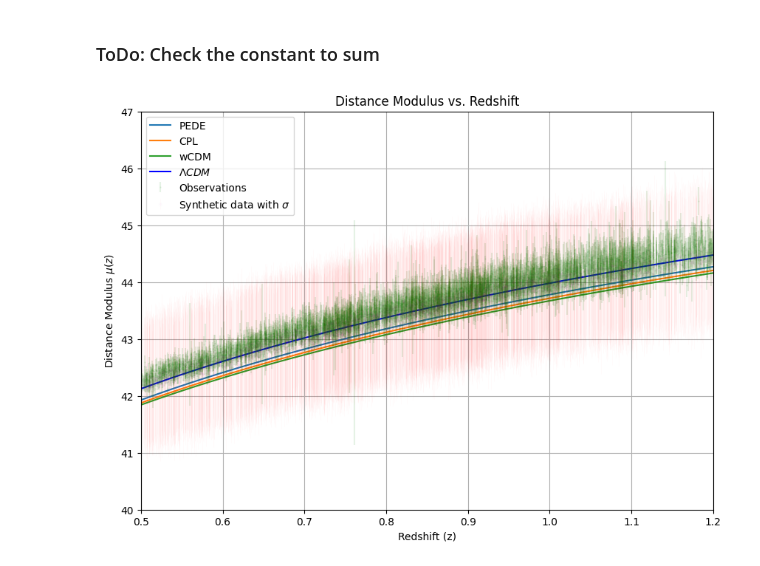
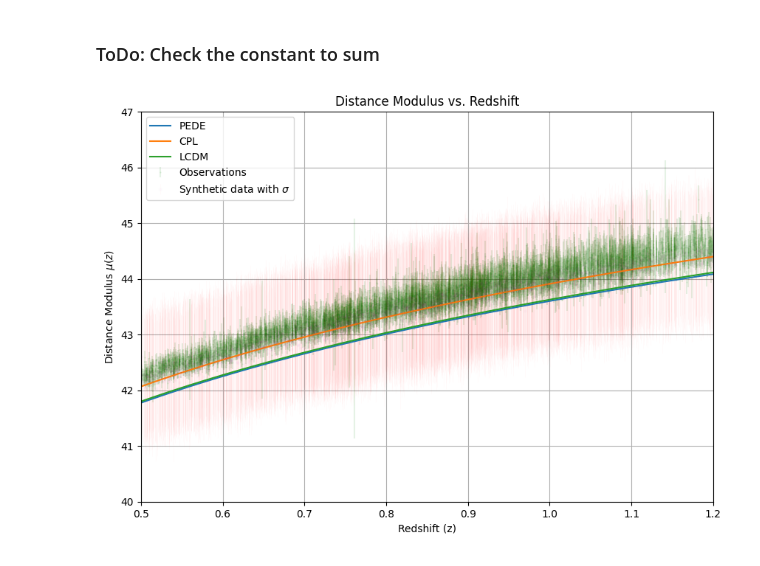
Before and after one commit to igomezv/LSST_DE_neural_reconstruction, a Jupyter notebook: Load_large_model.ipynb, the cells around one changed output. Drawn from its saved outputs; the diff is of its cells as text; code cells hidden in the pictures.

```diff
--- a/Load_large_model.ipynb
+++ b/Load_large_model.ipynb
@@ -276,62 +262,87 @@ def H_z_wCDM(z, H0, Omega_m0, Omega_DE0, w):
     term2 = Omega_DE0 * (1 + z)**(3 * (1 + w))
     return H0 * np.sqrt(term1 + term2)
 
-def luminosity_distance(z, H0, Omega_m0, Omega_DE0, model='PEDE', w0=None, wa=None, w=None):
+def luminosity_distance(z, model='PEDE'):
+    # Parameters
+    H0 = 70  # Hubble constant in km/s/Mpc
+    Omega_m0 = 0.3  # Example value for matter density today
+    Omega_DE0 = 0.7  # Example value for dark energy density today
+    w0 = -1.0  # Example value for w0 in CPL model
+    wa = 0.0  # Example value for wa in CPL model
+    w = -0.9  # Example value for w in wCDM model
     if model == 'PEDE':
+        Omega_m0 = 0.3754
+        Omega_DE0 = 0.7162
+        H0 = 0.7064 * 100
         integral, _ = quad(lambda z_prime: 1/H_z_PEDE(z_prime, H0, Omega_m0, Omega_DE0), 0, z)
     elif model == 'CPL':
+        Omega_m0 = 0.3203
+        H0 = 0.6430 * 100
+        w0 = -1.0960
+        wa = -0.0996
         integral, _ = quad(lambda z_prime: 1/H_z_CPL(z_prime, H0, Omega_m0, Omega_DE0, w0, wa), 0, z)
-    elif model == 'wCDM':
+    elif model == 'LCDM':
+        Omega_m0 = 0.3045
+        H0 = 0.7113 * 100
+        w0 = -1.0
+        wa = 0.0
         integral, _ = quad(lambda z_prime: 1/H_z_wCDM(z_prime, H0, Omega_m0, Omega_DE0, w), 0, z)
     return (1 + z) * integral
 
-def mu(z, H0, Omega_m0, Omega_DE0, model='PEDE', w0=None, wa=None, w=None):
-    dL = luminosity_distance(z, H0, Omega_m0, Omega_DE0, model, w0, wa, w)
+def mu(z, model='PEDE'):
+    dL = luminosity_distance(z, model)
     return 5 * np.log10(dL) + 25
 
 # Parameters
-H0 = 70  # Hubble constant in km/s/Mpc
-Omega_m0 = 0.3  # Example value for matter density today
-Omega_DE0 = 0.7  # Example value for dark energy density today
-w0 = -1.0  # Example value for w0 in CPL model
-wa = 0.0  # Example value for wa in CPL model
-w = -0.9  # Example value for w in wCDM model
+# H0 = 70  # Hubble constant in km/s/Mpc
+# Omega_m0 = 0.3  # Example value for matter density today
+# Omega_DE0 = 0.7  # Example value for dark energy density today
+# w0 = -1.0  # Example value for w0 in CPL model
+# wa = 0.0  # Example value for wa in CPL model
+# w = -0.9  # Example value for w in wCDM model
 
 # Create an array of redshift values
 z_values = np.linspace(0, 1.2, 100)
-mu_PEDE_values = [mu(z, H0, Omega_m0, Omega_DE0, model='PEDE')+27 for z in z_values]
-mu_CPL_values = [mu(z, H0, Omega_m0, Omega_DE0, model='CPL', w0=w0, wa=wa)+27 for z in z_values]
-mu_wCDM_values = [mu(z, H0, Omega_m0, Omega_DE0, model='wCDM', w=w)+27 for z in z_values]
+mu_PEDE_values = [mu(z, model='PEDE')+27 for z in z_values]
+
+mu_CPL_values = [mu(z, model='CPL')+27 for z in z_values]
+
+mu_LCDM_values = [mu(z, model='LCDM')+27 for z in z_values]
 
 
 # Plotting
 plt.figure(figsize=(10, 7), dpi=100)
 plt.plot(z_values, mu_PEDE_values, label='PEDE')
 plt.plot(z_values, mu_CPL_values, label='CPL')
-plt.plot(z_values, mu_wCDM_values, label='wCDM')
-
+plt.plot(z_values, mu_LCDM_values, label='LCDM')
 
 # Plotting
 # plt.figure(figsize=(10, 7), dpi=100)
 # plt.figure(figsize=(5, 4), dpi=100)
 sigma = np.sqrt(std_mc_dropout[:, 0]**2 + std_mc_dropout[:, 1]**2+ prediction_mc_dropout[:,1]**2)
 
 
 # plt.scatter(scalerz.inverse_transform(zz), yy, color='k', label='Original cosmic chronometers')
-plt.plot(zmodel, flcdm, label='$\Lambda CDM$', c='b')
+# plt.plot(zmodel, flcdm, label='$\Lambda CDM$', c='b')
 plt.errorbar(df_data['zCMB'], df_data['MU'], df_data['errors'], fmt='g.', markersize=1, alpha=0.1, label='Observations')
 plt.errorbar(z_or, prediction_mc_dropout[:,0], yerr=sigma, markersize=2, fmt='o',
              ecolor='r', capthick=2, elinewidth=0.8, alpha=0.015, c='m',
              label='Synthetic data with $\sigma$')
 
+
+
+
+# leg = plt.legend()
+# for lh in leg.legendHandles:
+#     lh._legmarker.set_alpha(1)
 
 plt.xlabel('Redshift (z)')
 plt.ylabel('Distance Modulus $\mu(z)$')
 plt.title('Distance Modulus vs. Redshift')
 plt.legend()
 plt.xlim(0.5,1.2)
 plt.ylim(40,47)
 plt.grid(True)
 plt.show()
 # %% [output]
-[figure, old version]
+[figure, new version]
```
Also changed, not shown: parts of 9 cells of this notebook, 1 other file.
